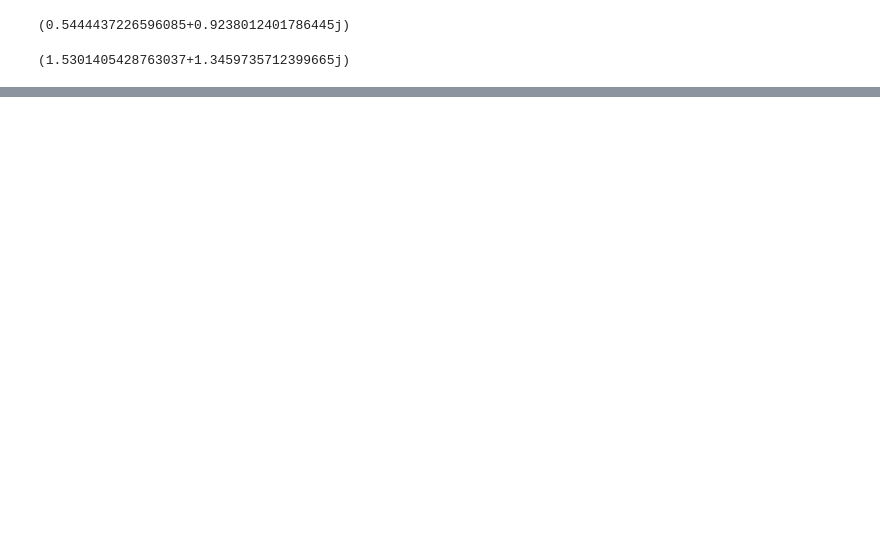
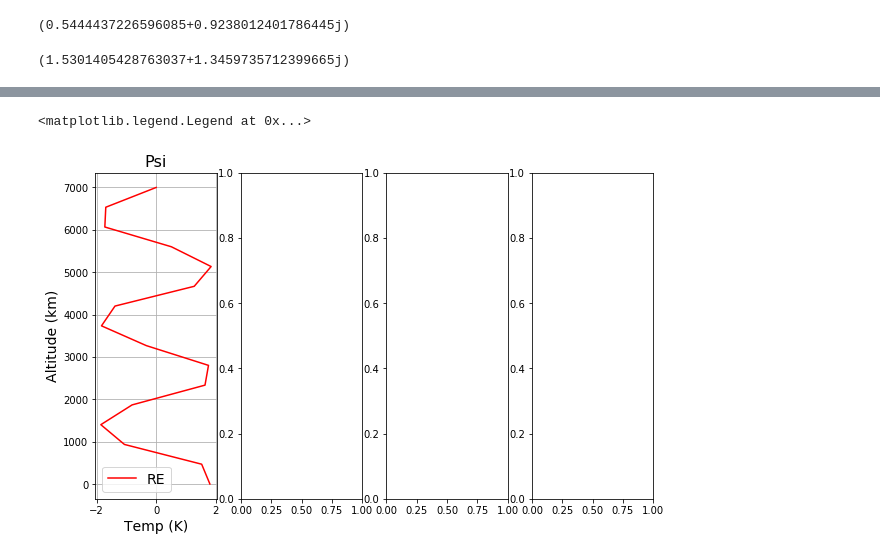
Before and after one commit to amv10070/ClimateDynamics, a Jupyter notebook: varuolo-clarke_homework1.ipynb, the cells around one changed output, grey strips where cells are left out. Cells and saved outputs as stored; diff of their text form; code cells hidden in the pictures; blank space fills up the shorter version.

```diff
--- a/varuolo-clarke_homework1.ipynb
+++ b/varuolo-clarke_homework1.ipynb
@@ -131,11 +334,5 @@ b1
 # %%
 # l eventually becomes negative so then it becomes complex
-# %%
-# now to solve for psi have to go backwards
-psi = np.zeros((N), dtype = 'complex')
-
-for j in reversed(np.arange(1, N, 1)):
-    psi[j-1] = (a[j-1]*psi[j]) + b[j-1]
 # %%
 psi
 # %% [output]
@@ -149,0 +351,5 @@ array([ 1.47775129+0.87849514j,  1.53179427+0.91062266j,
+# %%
+psi = np.zeros((N), dtype = 'complex')
+
+for j in np.arange(N, 1, 1):
+    psi[j-1] = (a[j]*psi[j-1]) + b[j]
@@ -149,0 +361,6 @@ array([ 1.47775129+0.87849514j,  1.53179427+0.91062266j,
+# %%
+# now to solve for psi have to go backwards
+psi = np.zeros((N), dtype = 'complex')
+
+for j in np.flip(np.arange(1, N, 1)):
+    psi[j-1] = a[j-1]*psi[j] + b[j-1]
@@ -149,0 +378,57 @@ array([ 1.47775129+0.87849514j,  1.53179427+0.91062266j,
+# %%
+fig, ax = plt.subplots(ncols = 4, figsize = (10,6))
+
+ax[0].plot(psi, y/1000, 'r')
+#plt.plot(T_surf, tao_values)
+ax[0].set_title('Psi', fontsize = 16)
+ax[0].set_xlabel('Temp (K)', fontsize = 14)
+ax[0].set_ylabel('Altitude (km)', fontsize = 14);
+ax[0].grid()
+#ax.set_ylim(0, 20);
+#ax.set_xlim(150, 350)
+#plt.axhline(y = pi_B_sfc, color = 'k', linewidth = 1.5, linestyle = '--')
+#plt.axhline(y = pi_B_above, color = 'k', linewidth = 1.5, linestyle = ':')
+#plt.axhline(y = So, color = 'k', linewidth = 1.5, linestyle = '-.')
+ax[0].legend(['RE', 'RCE'], fontsize = 14)
+
+#ax[1].plot(Fd_RE_zs, RE_zs/1000, 'r', Fd_zs, RCE_zs/1000, 'b')
+##plt.plot(T_surf, tao_values)
+#ax[1].set_title('Fd', fontsize = 16)
+#ax[1].set_xlabel('Energy (Wm-2)', fontsize = 14)
+#ax[1].set_ylabel(' ', fontsize = 14);
+#ax[1].grid();
+#ax[1].set_yticklabels([]);
+##ax.set_ylim(0, 20);
+##ax.set_xlim(150, 350)
+##plt.axhline(y = pi_B_sfc, color = 'k', linewidth = 1.5, linestyle = '--')
+##plt.axhline(y = pi_B_above, color = 'k', linewidth = 1.5, linestyle = ':')
+##plt.axhline(y = So, color = 'k', linewidth = 1.5, linestyle = '-.')
+##ax[1].legend(['Fd', 'Fu'], fontsize = 14)
+
+#ax[2].plot(Fu_RE_zs, RE_zs/1000, 'r', Fu_zs, RCE_zs/1000, 'b')
+##plt.plot(T_surf, tao_values)
+#ax[2].set_title('Fu', fontsize = 16)
+#ax[2].set_xlabel('Energy (Wm-2)', fontsize = 14)
+#ax[2].set_ylabel(' ', fontsize = 14);
+#ax[2].grid()
+#ax[2].set_yticklabels([]);
+##ax.set_ylim(0, 20);
+##ax.set_xlim(150, 350)
+##plt.axhline(y = pi_B_sfc, color = 'k', linewidth = 1.5, linestyle = '--')
+##plt.axhline(y = pi_B_above, color = 'k', linewidth = 1.5, linestyle = ':')
+##plt.axhline(y = So, color = 'k', linewidth = 1.5, linestyle = '-.')
+##ax[2].legend(['Fu'], fontsize = 14)
+
+#ax[3].plot(QR_RE, RE_zs/1000, 'r', QR, RCE_zs/1000, 'b')
+##plt.plot(T_surf, tao_values)
+#ax[3].set_title('Qr', fontsize = 16)
+#ax[3].set_xlabel('Temp (K/day)', fontsize = 14)
+#ax[3].set_ylabel(' ', fontsize = 14);
+#ax[3].grid()
+#ax[3].set_yticklabels([]);
+#ax[3].set_xlim(-4, 4)
+
+#fig.savefig('atmos_dynamics_hw1_2aii.png')
+# %% [output]
+<matplotlib.legend.Legend at 0x...>
+[figure, added]
```
Also changed, not shown: parts of 24 cells of this notebook.
